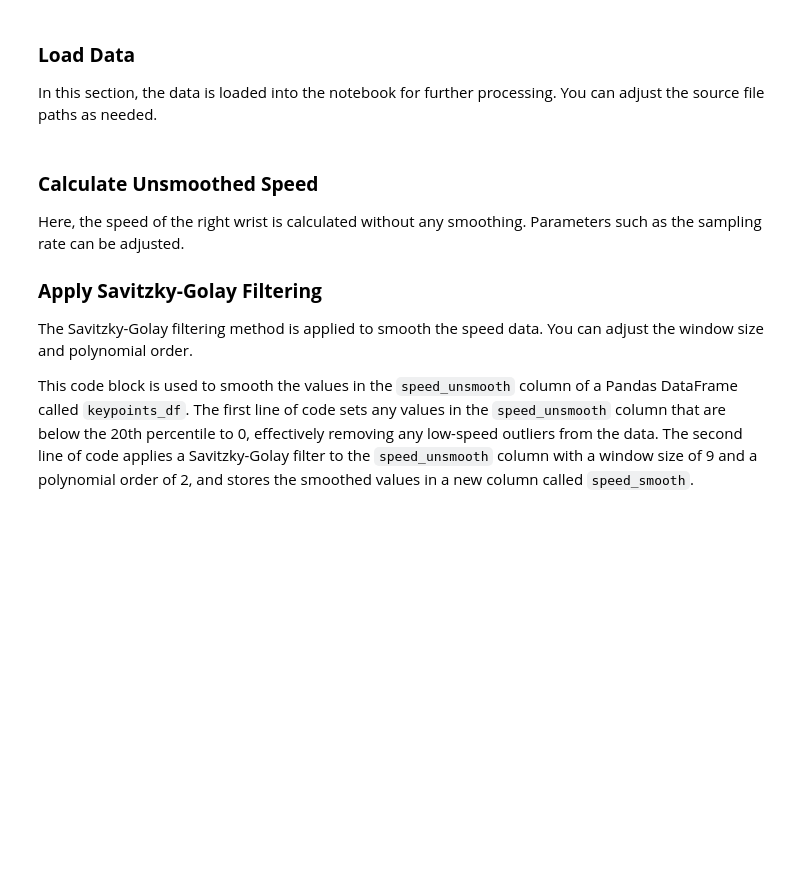
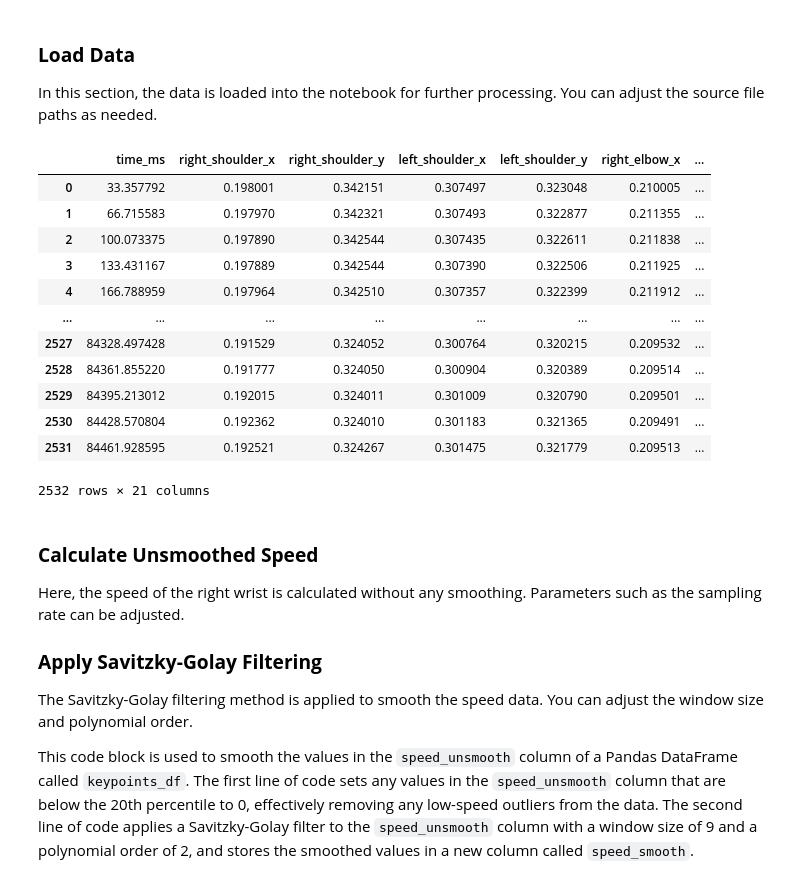
Before and after one commit to walterdych/Co-Speech-Gesture-Automation, a Jupyter notebook: NOTEBOOKS/2_speed_align_notebook.ipynb, the cells around one changed output. Cells and saved outputs as stored; diff of their text form; code cells hidden in the pictures; blank space fills up the shorter version.

```diff
--- a/NOTEBOOKS/2_speed_align_notebook.ipynb
+++ b/NOTEBOOKS/2_speed_align_notebook.ipynb
@@ -62,24 +62,38 @@ KEYPOINTS = ["right_wrist", "right_index"]
 In this section, the data is loaded into the notebook for further processing. You can adjust the source file paths as needed.
 # %%
 # Load keypoint data
-keypoints_df = pd.read_csv(f'C:/Users/cosmo/OneDrive/Desktop/Repositories/Co-Speech-Gesture-Automation/TEST_FILES/' + PARTICIPANT + '_keypoints.csv', encoding='utf-8')
+keypoints_df = pd.read_csv('../Keypoints/' + PARTICIPANT + '_keypoints.csv', encoding='utf-8')
 column_names = [
     "time_ms",
     "right_shoulder_x", "right_shoulder_y",
     "left_shoulder_x", "left_shoulder_y",
     "right_elbow_x", "right_elbow_y",
     "left_elbow_x", "left_elbow_y",
     "right_wrist_x", "right_wrist_y",
     "left_wrist_x", "left_wrist_y",
     "right_eye_x", "right_eye_y",
     "left_eye_x", "left_eye_y",
     "nose_x", "nose_y",
     "right_index_x", "right_index_y"
 ]
 
 keypoints_df.columns = column_names
 
 keypoints_df
+# %% [output]
+|  | time_ms | right_shoulder_x | right_shoulder_y | left_shoulder_x | left_shoulder_y | right_elbow_x | ... |
+| 0 | 33.357792 | 0.198001 | 0.342151 | 0.307497 | 0.323048 | 0.210005 | ... |
+| 1 | 66.715583 | 0.197970 | 0.342321 | 0.307493 | 0.322877 | 0.211355 | ... |
+| 2 | 100.073375 | 0.197890 | 0.342544 | 0.307435 | 0.322611 | 0.211838 | ... |
+| 3 | 133.431167 | 0.197889 | 0.342544 | 0.307390 | 0.322506 | 0.211925 | ... |
+| 4 | 166.788959 | 0.197964 | 0.342510 | 0.307357 | 0.322399 | 0.211912 | ... |
+| ... | ... | ... | ... | ... | ... | ... | ... |
+| 2527 | 84328.497428 | 0.191529 | 0.324052 | 0.300764 | 0.320215 | 0.209532 | ... |
+| 2528 | 84361.855220 | 0.191777 | 0.324050 | 0.300904 | 0.320389 | 0.209514 | ... |
+| 2529 | 84395.213012 | 0.192015 | 0.324011 | 0.301009 | 0.320790 | 0.209501 | ... |
+| 2530 | 84428.570804 | 0.192362 | 0.324010 | 0.301183 | 0.321365 | 0.209491 | ... |
+| 2531 | 84461.928595 | 0.192521 | 0.324267 | 0.301475 | 0.321779 | 0.209513 | ... |
+2532 rows × 21 columns
 # %% [markdown]
 ### <strong>Calculate Unsmoothed Speed</strong>
 Here, the speed of the right wrist is calculated without any smoothing. Parameters such as the sampling rate can be adjusted.
```
Also changed, not shown: parts of 4 cells of this notebook, 7 other files.
